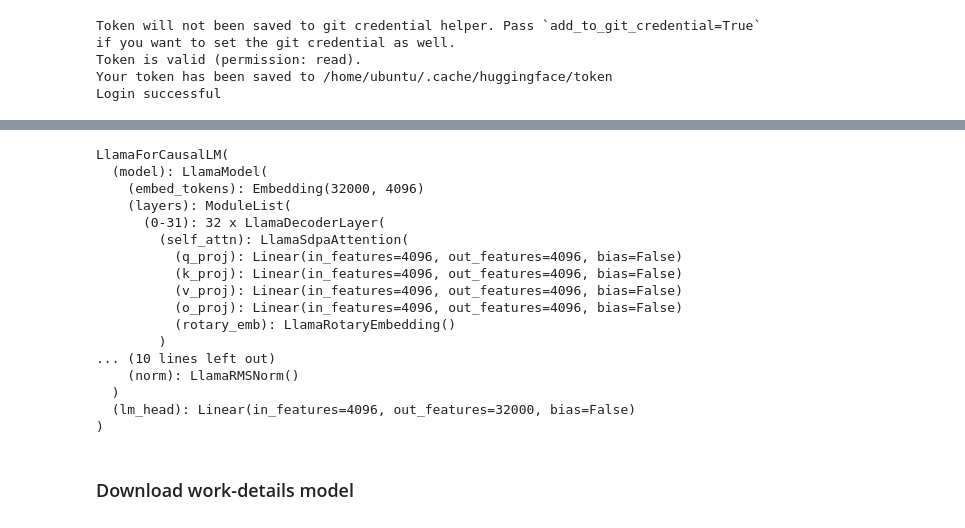
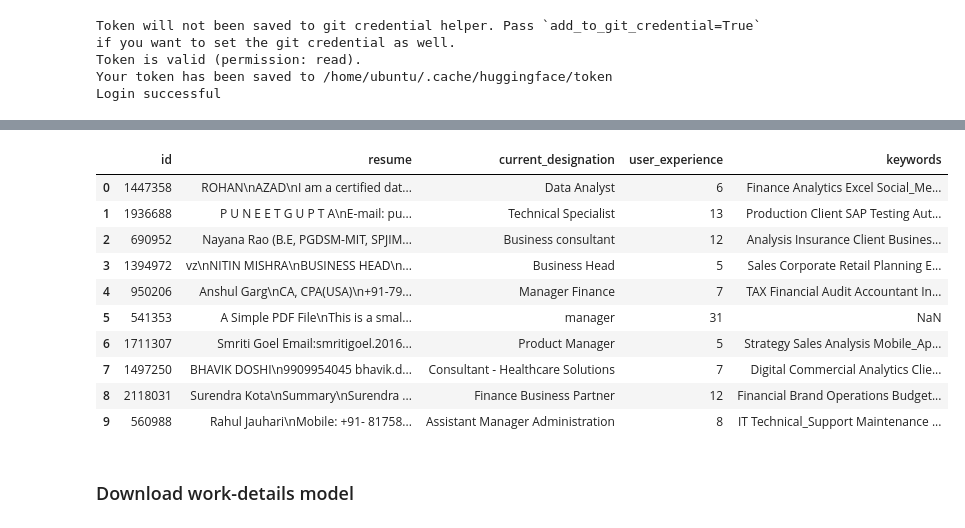
Before and after one commit to Highorbit/llama-recipes, a Jupyter notebook: examples/vllm/work-details-demo-Copy1.ipynb, the cells around one changed output, grey strips where cells are left out. Saved outputs shown, nothing was run; the diff lists cells and outputs as text; code cells hidden in the pictures.

```diff
--- a/examples/vllm/work-details-demo-Copy1.ipynb
+++ b/examples/vllm/work-details-demo-Copy1.ipynb
@@ -35,20 +16,0 @@ merged_model.save_pretrained('../tmp/work-details-merged-model/')
-# %%
-LlamaForCausalLM.from_pretrained('../tmp/work-details-merged-model/')
-# %% [output]
-LlamaForCausalLM(
-  (model): LlamaModel(
-    (embed_tokens): Embedding(32000, 4096)
-    (layers): ModuleList(
-      (0-31): 32 x LlamaDecoderLayer(
-        (self_attn): LlamaSdpaAttention(
-          (q_proj): Linear(in_features=4096, out_features=4096, bias=False)
-          (k_proj): Linear(in_features=4096, out_features=4096, bias=False)
-          (v_proj): Linear(in_features=4096, out_features=4096, bias=False)
-          (o_proj): Linear(in_features=4096, out_features=4096, bias=False)
-          (rotary_emb): LlamaRotaryEmbedding()
-        )
-... (10 lines left out)
-    (norm): LlamaRMSNorm()
-  )
-  (lm_head): Linear(in_features=4096, out_features=32000, bias=False)
-)
@@ -61,3 +17,19 @@ sampling_params = SamplingParams(temperature=0, max_tokens=4096)
+# %%
+eval_df = pd.read_csv('../custom_data/iimjobs_eval_df.csv')
+# %%
+eval_df.head(10)
+# %% [output]
+|  | id | resume | current_designation | user_experience | keywords |
+| 0 | 1447358 | ROHAN\nAZAD\nI am a certified dat... | Data Analyst | 6 | Finance Analytics Excel Social_Me... |
+| 1 | 1936688 | P U N E E T G U P T A\nE-mail: pu... | Technical Specialist | 13 | Production Client SAP Testing Aut... |
+| 2 | 690952 | Nayana Rao (B.E, PGDSM-MIT, SPJIM... | Business consultant | 12 | Analysis Insurance Client Busines... |
+| 3 | 1394972 | vz\nNITIN MISHRA\nBUSINESS HEAD\n... | Business Head | 5 | Sales Corporate Retail Planning E... |
+| 4 | 950206 | Anshul Garg\nCA, CPA(USA)\n+91-79... | Manager Finance | 7 | TAX Financial Audit Accountant In... |
+| 5 | 541353 | A Simple PDF File\nThis is a smal... | manager | 31 | NaN |
+| 6 | 1711307 | Smriti Goel Email:smritigoel.2016... | Product Manager | 5 | Strategy Sales Analysis Mobile_Ap... |
+| 7 | 1497250 | BHAVIK DOSHI\n9909954045 bhavik.d... | Consultant - Healthcare Solutions | 7 | Digital Commercial Analytics Clie... |
+| 8 | 2118031 | Surendra Kota\nSummary\nSurendra ... | Finance Business Partner | 12 | Financial Brand Operations Budget... |
+| 9 | 560988 | Rahul Jauhari\nMobile: +91- 81758... | Assistant Manager Administration | 8 | IT Technical_Support Maintenance ... |
 # %% [markdown]
 ### Download work-details model
 # %%
```
Also changed, not shown: parts of 9 cells of this notebook, 3 other files.
